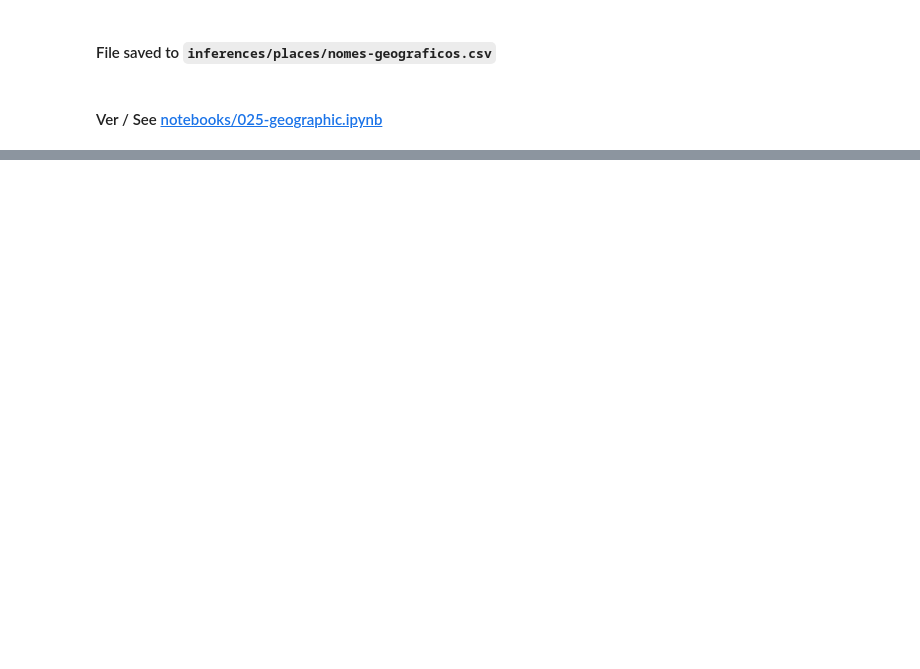
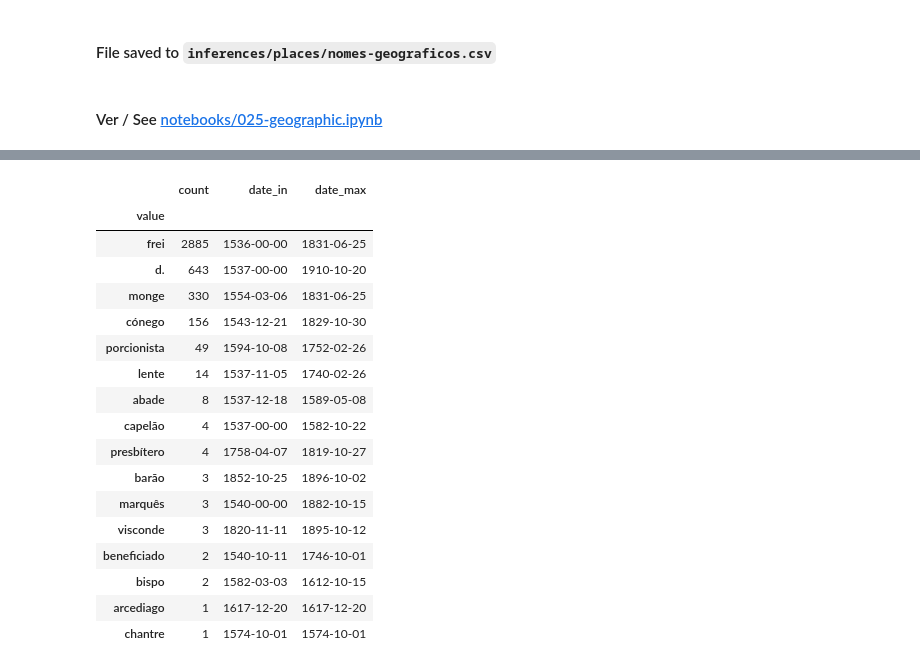
Before and after one commit to joaquimrcarvalho/fauc1537-1919, a Jupyter notebook: notebooks/021-students_attributes.ipynb, the cells around one changed output, grey strips where cells are left out. Cells and saved outputs as stored; diff of their text form; code cells hidden in the pictures; blank space fills up the shorter version.

```diff
--- a/notebooks/021-students_attributes.ipynb
+++ b/notebooks/021-students_attributes.ipynb
@@ -588,0 +627,24 @@ df.to_csv('../inferences/places/nomes-geograficos.csv',sep=',')
+# %%
+from timelinknb.pandas import attribute_values
+
+df = attribute_values('titulo', dates_between=('1500','1950'))
+df
+# %% [output]
+|  | count | date_in | date_max |
+| value |  |  |  |
+| frei | 2885 | 1536-00-00 | 1831-06-25 |
+| d. | 643 | 1537-00-00 | 1910-10-20 |
+| monge | 330 | 1554-03-06 | 1831-06-25 |
+| cónego | 156 | 1543-12-21 | 1829-10-30 |
+| porcionista | 49 | 1594-10-08 | 1752-02-26 |
+| lente | 14 | 1537-11-05 | 1740-02-26 |
+| abade | 8 | 1537-12-18 | 1589-05-08 |
+| capelão | 4 | 1537-00-00 | 1582-10-22 |
+| presbítero | 4 | 1758-04-07 | 1819-10-27 |
+| barão | 3 | 1852-10-25 | 1896-10-02 |
+| marquês | 3 | 1540-00-00 | 1882-10-15 |
+| visconde | 3 | 1820-11-11 | 1895-10-12 |
+| beneficiado | 2 | 1540-10-11 | 1746-10-01 |
+| bispo | 2 | 1582-03-03 | 1612-10-15 |
+| arcediago | 1 | 1617-12-20 | 1617-12-20 |
+| chantre | 1 | 1574-10-01 | 1574-10-01 |
```
Also changed, not shown: parts of 15 cells of this notebook.
